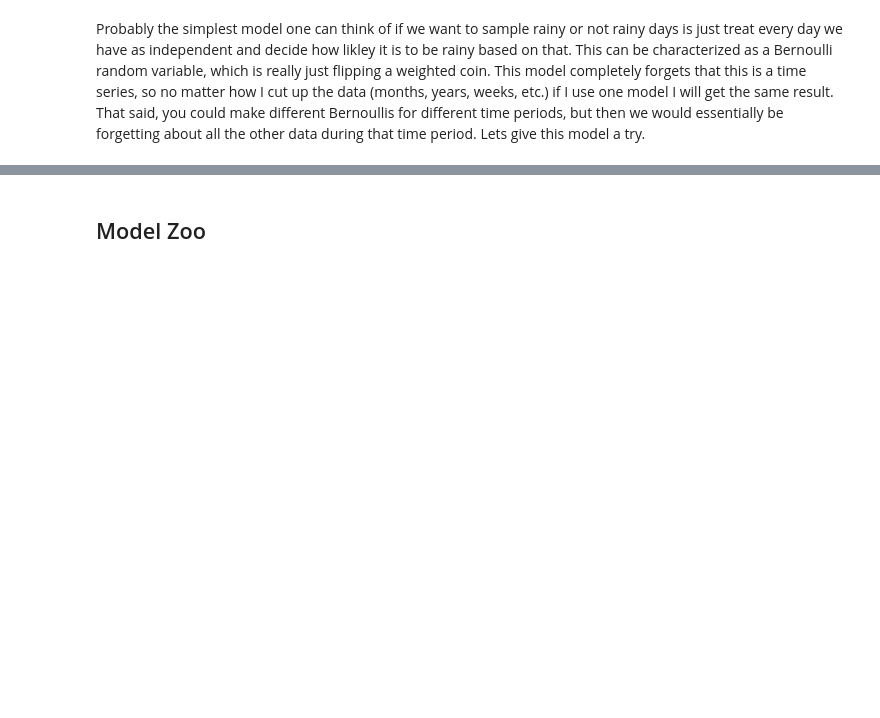
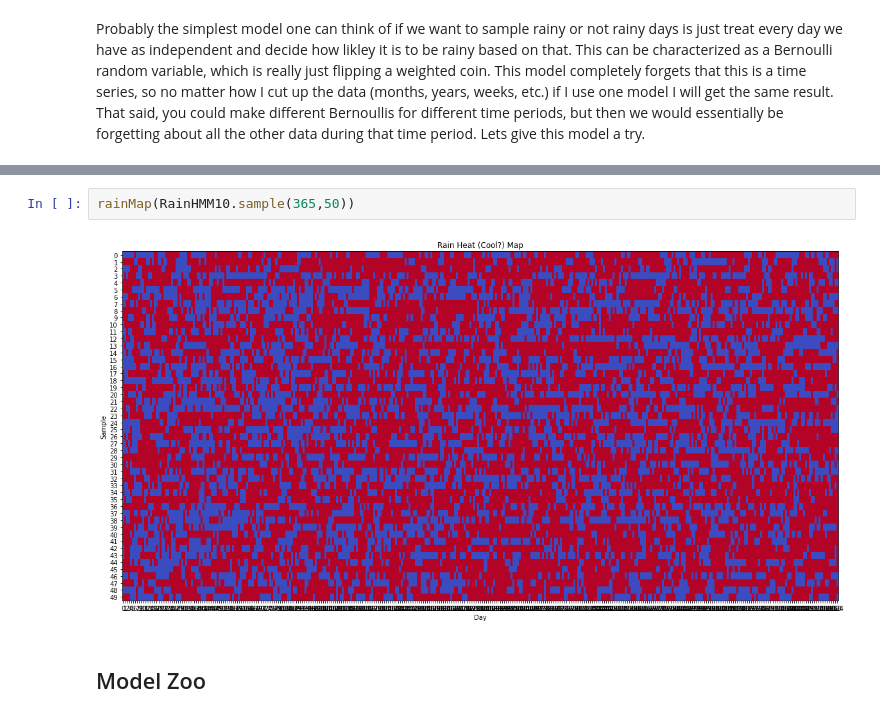
Before and after one commit to AlanJohnM/Modelling-Raincouver, a Jupyter notebook: Raincouver.ipynb, the cells around one changed output, grey strips where cells are left out. Saved outputs shown, nothing was run; the diff lists cells and outputs as text; blank space fills up the shorter version.

```diff
--- a/Raincouver.ipynb
+++ b/Raincouver.ipynb
@@ -378,3 +412,7 @@ rainMap(XYears)
+# %%
+rainMap(RainHMM10.sample(365,50))
+# %% [output]
+[figure, added]
 # %% [markdown]
 ## Model Zoo
 # %% [markdown]
```
Also changed, not shown: parts of 21 cells of this notebook, 2 other files.
